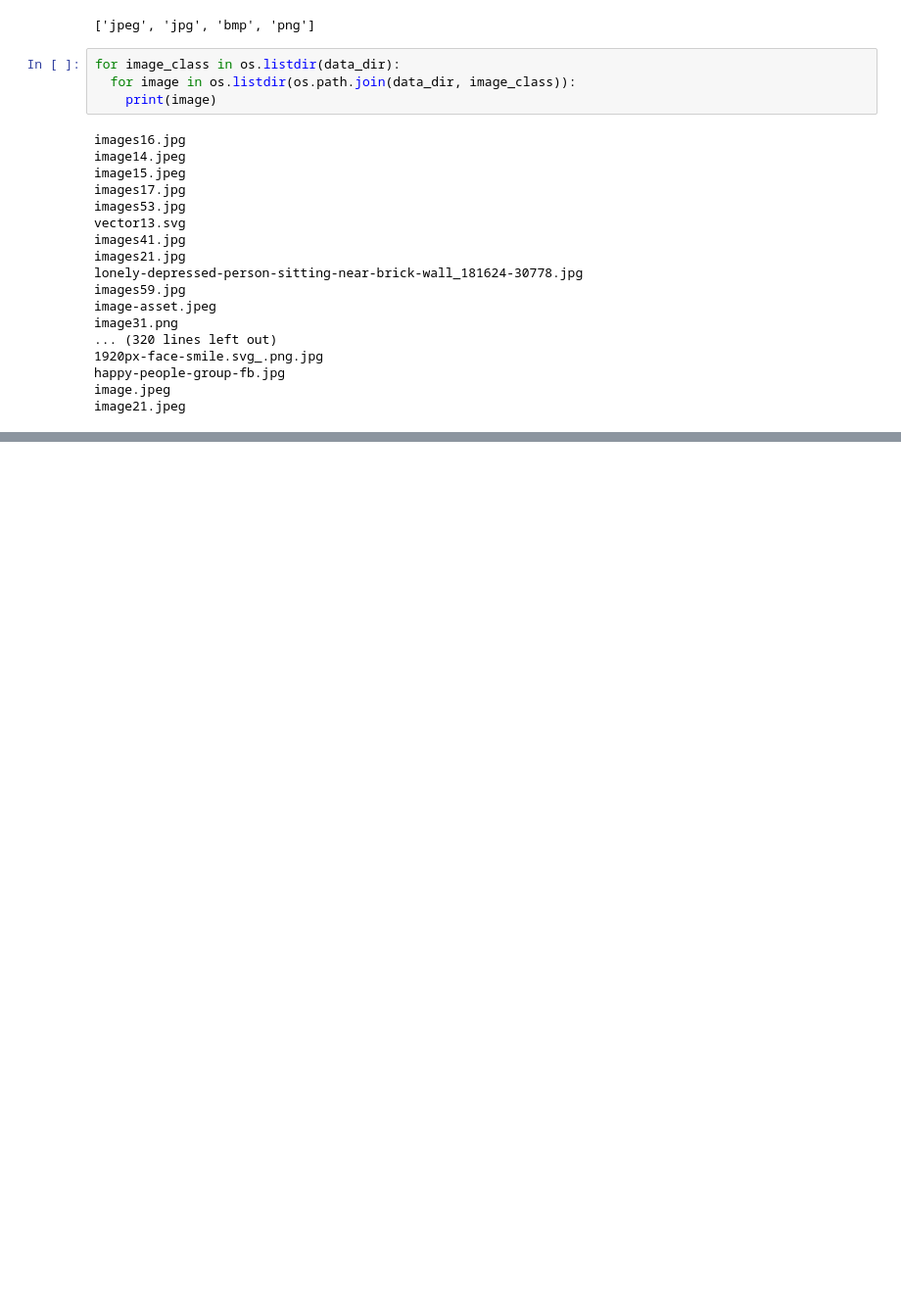
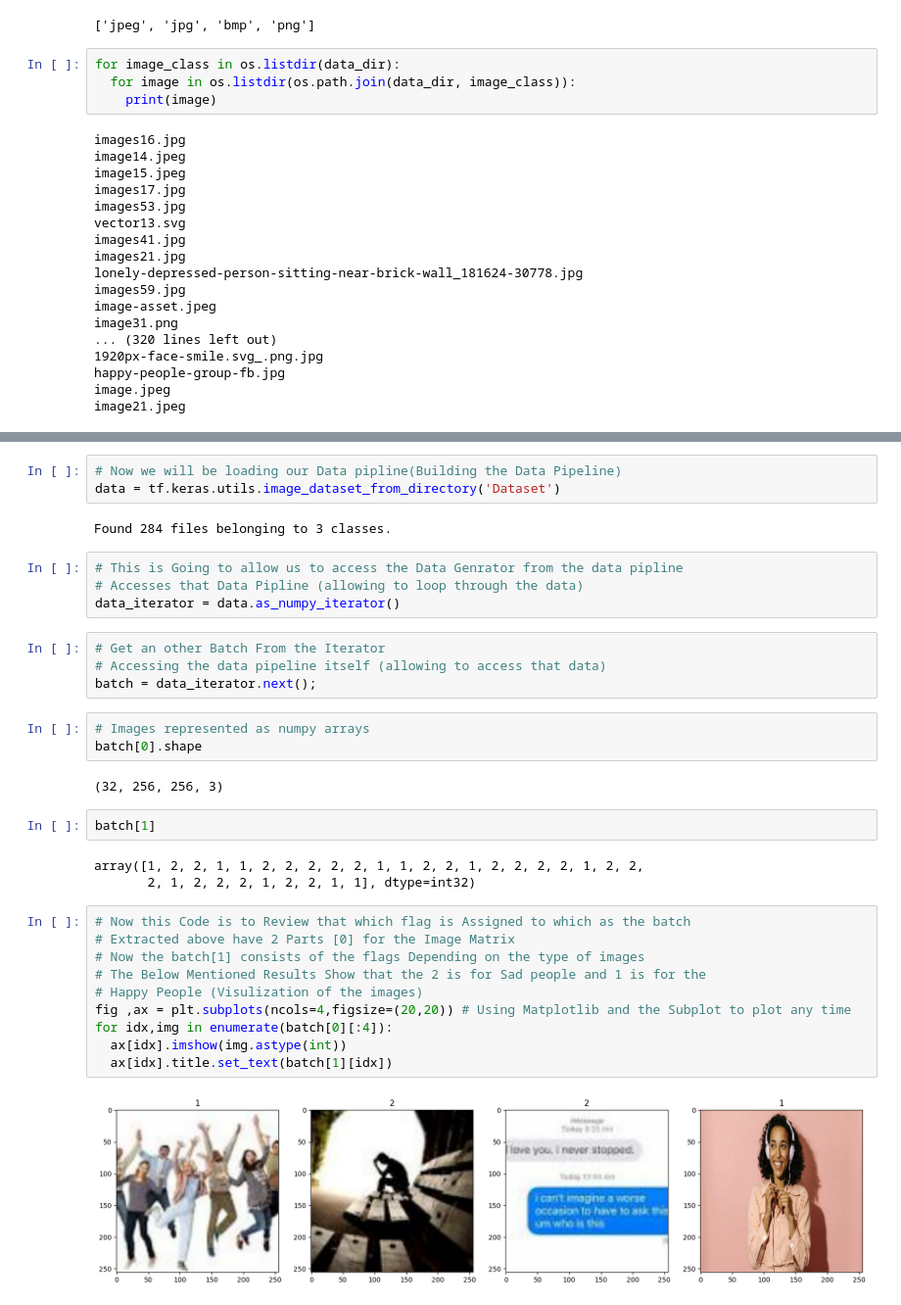
Before and after one commit to ArslanMehdi/ImageClassificationUsingCNN, a Jupyter notebook: Deep_CNN_Image_Classifier_.ipynb, the cells around one changed output, grey strips where cells are left out. Shown at 98% size. Drawn from its saved outputs; the diff is of its cells as text; blank space fills up the shorter version.

Commit message:
Successfully loaded the data using the Keras Dataset

```diff
--- a/Deep_CNN_Image_Classifier_.ipynb
+++ b/Deep_CNN_Image_Classifier_.ipynb
@@ -175,0 +170,35 @@ Image not in ext list/content/Dataset/Happy/guilherme-stecanella-375176-unsplash
+# %%
+# Now we will be loading our Data pipline(Building the Data Pipeline)
+data = tf.keras.utils.image_dataset_from_directory('Dataset')
+# %% [output]
+Found 284 files belonging to 3 classes.
+# %%
+# This is Going to allow us to access the Data Genrator from the data pipline
+# Accesses that Data Pipline (allowing to loop through the data)
+data_iterator = data.as_numpy_iterator()
+# %%
+# Get an other Batch From the Iterator
+# Accessing the data pipeline itself (allowing to access that data)
+batch = data_iterator.next();
+# %%
+# Images represented as numpy arrays
+batch[0].shape
+# %% [output]
+(32, 256, 256, 3)
+# %%
+batch[1]
+# %% [output]
+array([1, 2, 2, 1, 1, 2, 2, 2, 2, 2, 1, 1, 2, 2, 1, 2, 2, 2, 2, 1, 2, 2,
+       2, 1, 2, 2, 2, 1, 2, 2, 1, 1], dtype=int32)
+# %%
+# Now this Code is to Review that which flag is Assigned to which as the batch
+# Extracted above have 2 Parts [0] for the Image Matrix
+# Now the batch[1] consists of the flags Depending on the type of images
+# The Below Mentioned Results Show that the 2 is for Sad people and 1 is for the
+# Happy People (Visulization of the images)
+fig ,ax = plt.subplots(ncols=4,figsize=(20,20)) # Using Matplotlib and the Subplot to plot any time
+for idx,img in enumerate(batch[0][:4]):
+  ax[idx].imshow(img.astype(int))
+  ax[idx].title.set_text(batch[1][idx])
+# %% [output]
+[figure, added]
```
Also changed, not shown: parts of 4 cells of this notebook.
